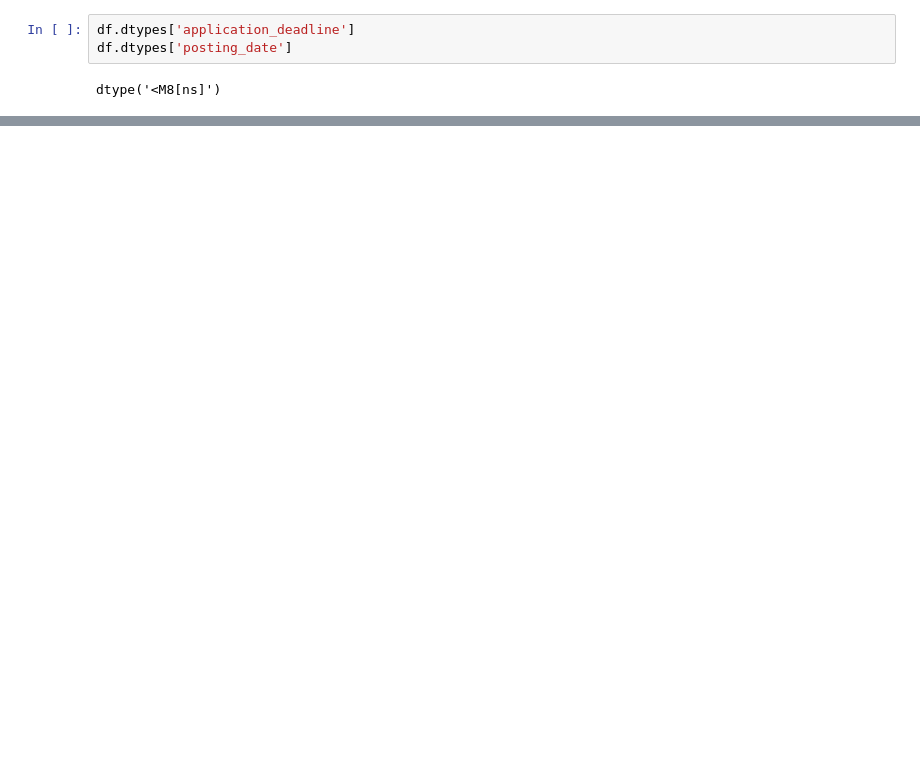
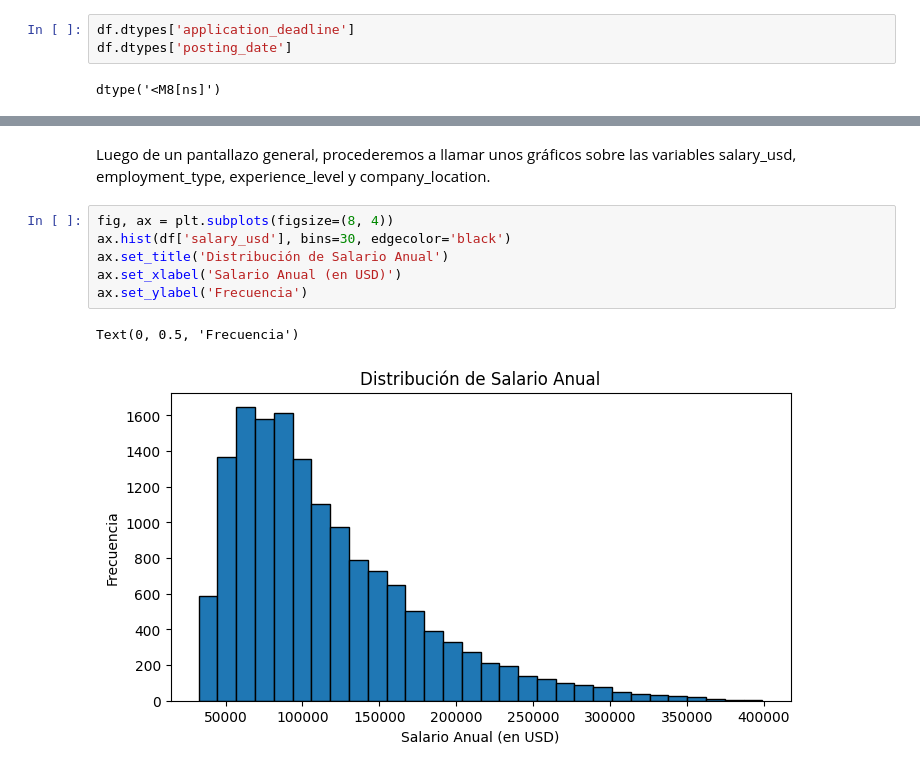
Before and after one commit to EzeRivero/DataScienceCoder, a Jupyter notebook: ProyectoDSParteIRivero.ipynb, the cells around one changed output, grey strips where cells are left out. Saved outputs shown, nothing was run; the diff lists cells and outputs as text; blank space fills up the shorter version.

```diff
--- a/ProyectoDSParteIRivero.ipynb
+++ b/ProyectoDSParteIRivero.ipynb
@@ -132,0 +125,11 @@ df.describe(include=object)
+# %% [markdown]
+Luego de un pantallazo general, procederemos a llamar unos gráficos sobre las variables salary_usd, employment_type, experience_level y company_location.
+# %%
+fig, ax = plt.subplots(figsize=(8, 4))
+ax.hist(df['salary_usd'], bins=30, edgecolor='black')
+ax.set_title('Distribución de Salario Anual')
+ax.set_xlabel('Salario Anual (en USD)')
+ax.set_ylabel('Frecuencia')
+# %% [output]
+Text(0, 0.5, 'Frecuencia')
+[figure, added]
```
Also changed, not shown: parts of 18 cells of this notebook.
